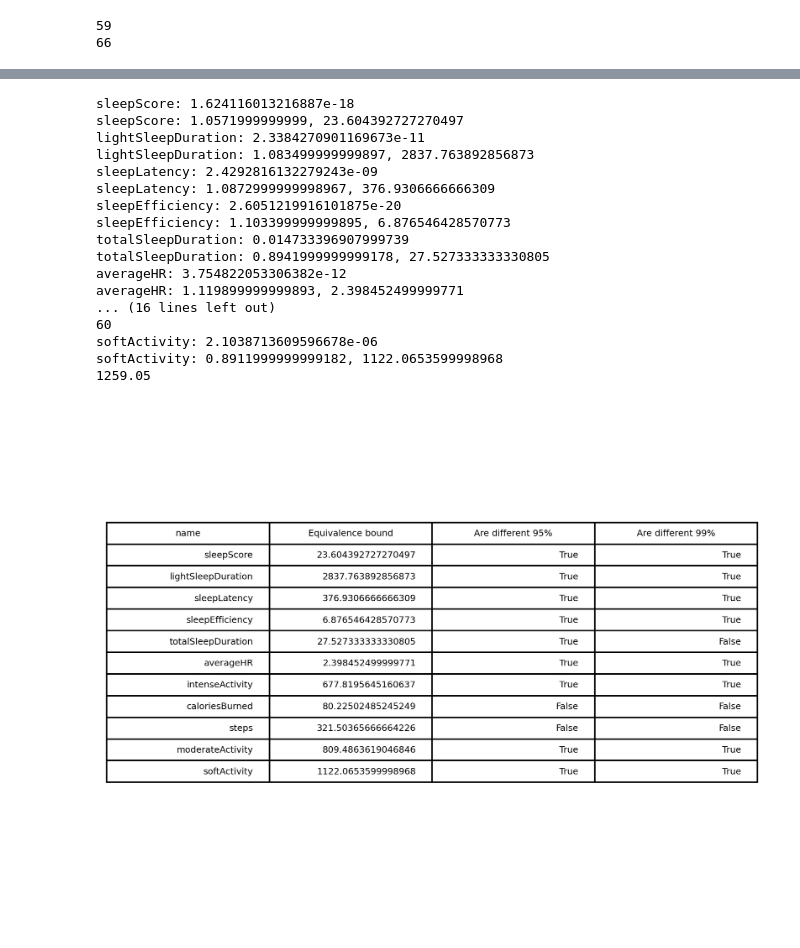
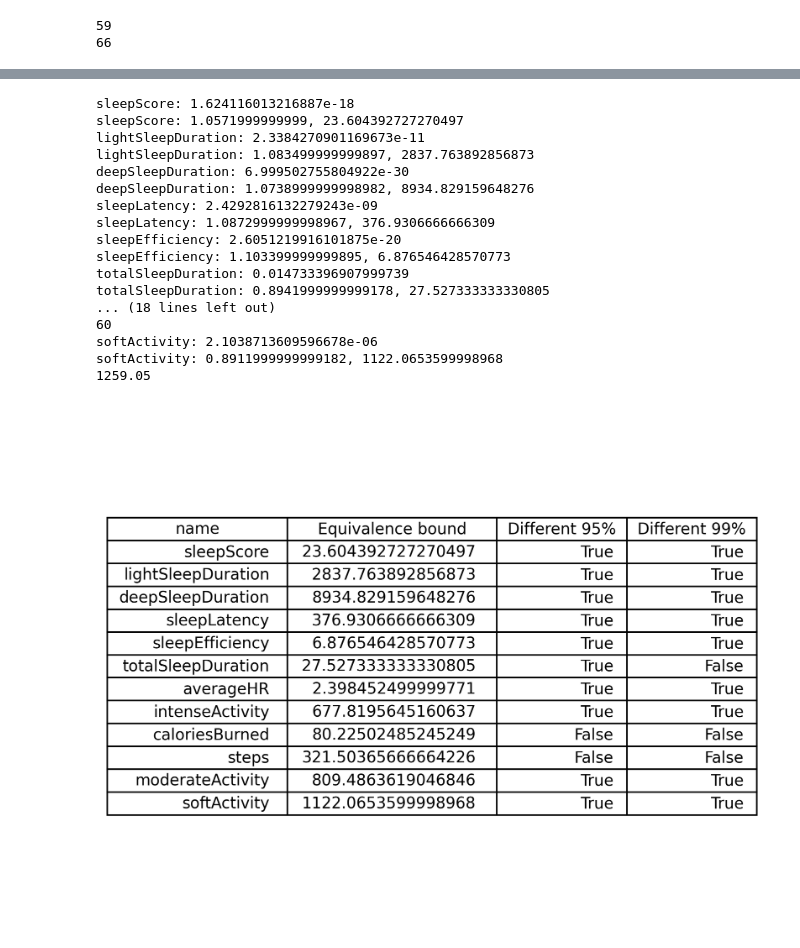
Before and after one commit to egorchern/OpenFitCompanionReport, a Jupyter notebook: src/analysis.ipynb, the cells around one changed output, grey strips where cells are left out. Cells and saved outputs as stored; diff of their text form; code cells hidden in the pictures.

```diff
--- a/src/analysis.ipynb
+++ b/src/analysis.ipynb
@@ -12,8 +12,8 @@ mpl.rcParams['figure.dpi'] = 300
 np.set_printoptions(precision=4, suppress=True)
 # %%
 df = pd.read_csv("data.csv")
-type = "activity"
-property = "steps"
+type = "sleep"
+property = "totalSleepDuration"
 df.tail()
 # %% [output]
 |  | bedtimeStart | Date | bedtimeEnd | Type | Provider | sleepScore | date | lightSleepDuration | ... |
@@ -24,7 +24,7 @@ df.tail()
 | 392 | NaN | 2024-03-26 | NaN | activity_Withings | Withings | NaN | 2024-03-26 | NaN | ... |
 5 rows × 22 columns
 # %%
-categoriesSleep = ["sleepScore", "lightSleepDuration", "sleepLatency", "sleepEfficiency", "totalSleepDuration", "averageHR" ]
+categoriesSleep = ["sleepScore", "lightSleepDuration", "deepSleepDuration", "sleepLatency", "sleepEfficiency", "totalSleepDuration", "averageHR" ]
 categoriesActivity = ["intenseActivity",
             "caloriesBurned", "steps", "moderateActivity", "softActivity"]
 df_oura = df.loc[df["Type"] == f"sleep_Oura"]
@@ -60,6 +60,8 @@ zscoreOutlier = 2
 table_df = []
 for p in categoriesSleep:
     lst = []
+    lstA = []
+    lstB = []
     df_oura = df.loc[df["Type"] == f"sleep_Oura"]
     df_withings = df.loc[df["Type"] == f"sleep_Withings"]
     df_oura = df_oura[df_oura["date"].isin(df_withings["date"])]
@@ -77,6 +79,8 @@ for p in categoriesSleep:
         temp = zscores[i]
         if (abs(temp) >= zscoreOutlier):
             continue
+        lstA.append(a)
+        lstB.append(b)
         N += 1
         val = (max(b, a) / min(b, a) % 1)
         lst.append(val)
@@ -84,9 +88,12 @@ for p in categoriesSleep:
         Q += val
     print(f"{p}: {len(lst)}")
     percentage = f"{round((sum(lst) / len(lst)) * 100, 1)}%"
-    table_df.append([p, percentage])
+    diff = round(np.mean(np.array(lstA) - np.array(lstB)), 2)
+    table_df.append([p, percentage, diff])
 for p in categoriesActivity:
     lst = []
+    lstA = []
+    lstB = []
     df_oura = df.loc[df["Type"] == f"activity_Oura"]
     df_withings = df.loc[df["Type"] == f"activity_Withings"]
     df_oura = df_oura[df_oura["date"].isin(df_withings["date"])]
@@ -101,16 +108,20 @@ for p in categoriesActivity:
         b = max(0.00001, b.iloc[0][p])
         if math.isnan(a) or math.isnan(b):
             continue
+
         temp = zscores[i]
         if (abs(temp) >= zscoreOutlier):
             continue
+        lstA.append(a)
+        lstB.append(b)
         N += 1
         val = (max(b, a) / min(b, a) % 1)
         lst.append(val)
         Q += val
     print(f"{p}: {len(lst)}")
     percentage = f"{round((sum(lst) / len(lst)) * 100, 1)}%"
-    table_df.append([p, percentage])
+    diff = round(np.mean(np.array(lstA) - np.array(lstB)), 2)
+    table_df.append([p, percentage, diff])
 
 print(Q / N)
 table_df = pd.DataFrame(table_df)
@@ -119,7 +130,7 @@ fig, ax = plt.subplots()
 fig.patch.set_visible(False)
 ax.axis('off')
 ax.axis('tight')
-ax.table(cellText=table_df.values, colLabels=["name", "Average Difference"], loc='center')
+ax.table(cellText=table_df.values, colLabels=["name", "Average Diff %", "Average Diff"], loc='center').auto_set_column_width([0, 1, 2])
 fig.tight_layout()
 
 plt.show()
@@ -190,7 +202,7 @@ df_withings = df_withings[df_withings[property].notna()]
 df_oura.set_index("date", inplace=True)
 df_withings.set_index("date", inplace=True)
 print(df_oura[property].values - df_withings[property].values)
-zscores = np.abs(zscore(resultActivity[resultActivity[property].notna()][property]))
+zscores = np.abs(zscore(resultSleep[resultSleep[property].notna()][property]))
 df_oura["zscores"] = zscores
 df_withings["zscores"] = zscores
 x = 0
@@ -200,8 +212,8 @@ b = df_withings[df_withings["zscores"] <= zscoreOutlier][property].values
 print(len(b))
 f, ax = plt.subplots(1, figsize = (8, 6))
 plt.title(f"Bland-Altman Plot: {type}_{property}")
-sm.graphics.mean_diff_plot(a, b, ax=ax)
-# bland_altman_plot(a, b)
+# sm.graphics.mean_diff_plot(a, b, ax=ax)
+bland_altman_plot(a, b)
 plt.show()
 f.savefig("plot_noOutliers.pdf", bbox_inches='tight')
 # %% [output]
@@ -312,35 +325,35 @@ for p in categoriesActivity:
             continue
         print(f"{p}: {x}, {margin}")
         table_df.append([p, margin, is_in95, is_in99])
         print(np.mean(np.abs(a - b)))
         break
 table_df = pd.DataFrame(table_df)
 table_df.head()
 fig, ax = plt.subplots()
 fig.patch.set_visible(False)
 ax.axis('off')
 ax.axis('tight')
-ax.table(cellText=table_df.values, colLabels=["name", "Equivalence bound", "Are different 95%", "Are different 99%"], loc='center')
+tmp = ax.table(cellText=table_df.values, colLabels=["name", "Equivalence bound", "Different 95%", "Different 99%"], loc='center').auto_set_column_width([0, 1, 2, 3])
 fig.tight_layout()
 
 plt.show()
 fig.savefig("results.pdf", bbox_inches='tight')
 # %% [output]
 sleepScore: 1.624116013216887e-18
 sleepScore: 1.0571999999999, 23.604392727270497
 lightSleepDuration: 2.3384270901169673e-11
 lightSleepDuration: 1.083499999999897, 2837.763892856873
+deepSleepDuration: 6.999502755804922e-30
+deepSleepDuration: 1.0738999999998982, 8934.829159648276
 sleepLatency: 2.4292816132279243e-09
 sleepLatency: 1.0872999999998967, 376.9306666666309
 sleepEfficiency: 2.6051219916101875e-20
 sleepEfficiency: 1.103399999999895, 6.876546428570773
 totalSleepDuration: 0.014733396907999739
 totalSleepDuration: 0.8941999999999178, 27.527333333330805
-averageHR: 3.754822053306382e-12
-averageHR: 1.119899999999893, 2.398452499999771
-... (16 lines left out)
+... (18 lines left out)
 60
 softActivity: 2.1038713609596678e-06
 softActivity: 0.8911999999999182, 1122.0653599998968
 1259.05
-[figure, old version]
+[figure, new version]
```
Also changed, not shown: parts of 4 cells of this notebook, 14 other files.
